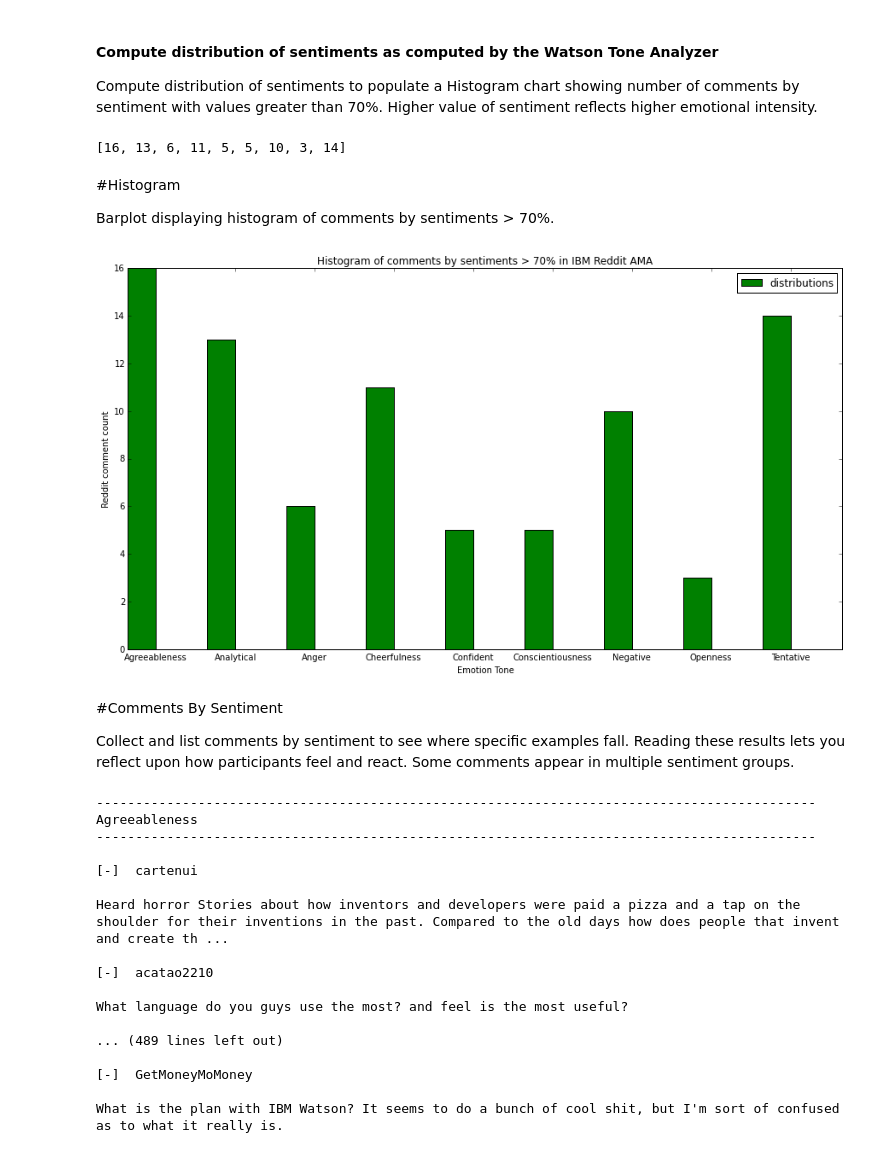
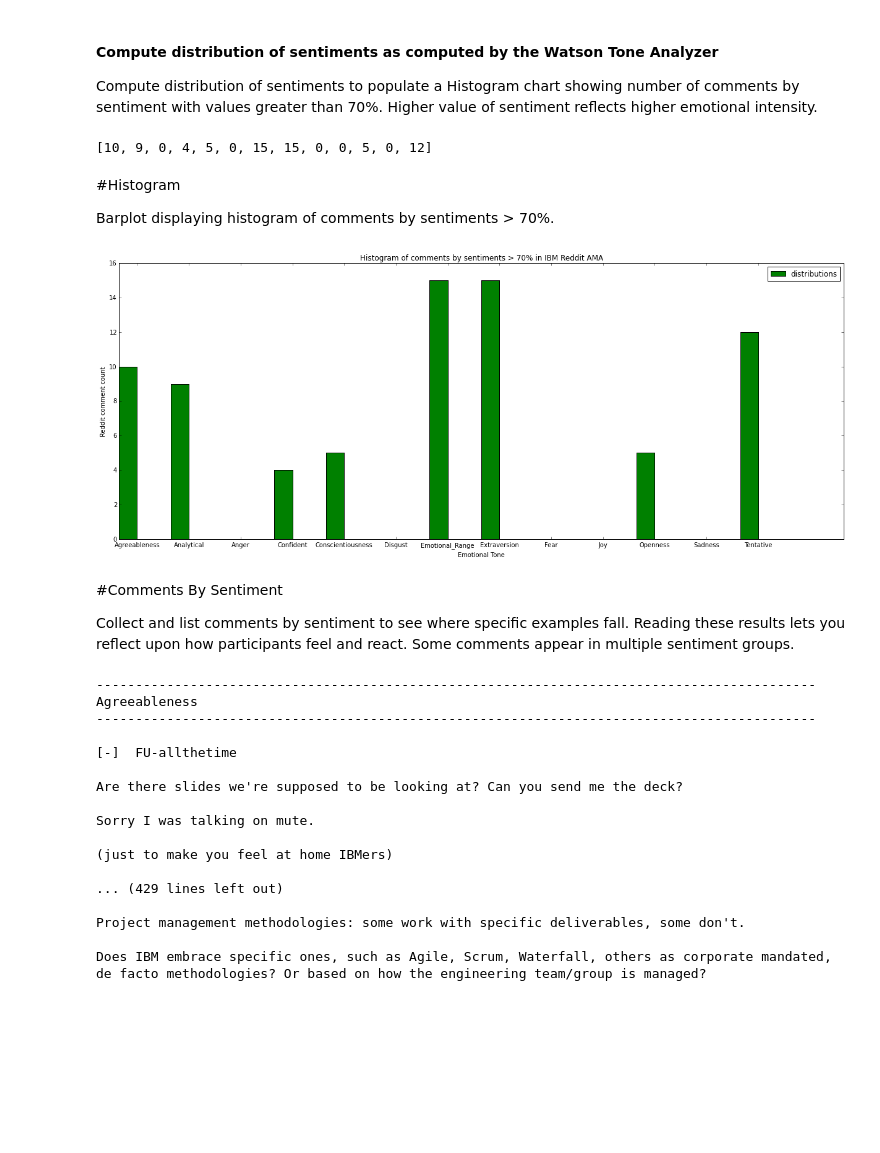
Before and after one commit to ibm-watson-data-lab/reddit-sentiment-analysis, a Jupyter notebook: notebook/Reddit-AMA-python.ipynb, the cells around one changed output. Drawn from its saved outputs; the diff is of its cells as text; code cells hidden in the pictures; blank space fills up the shorter version.

```diff
--- a/notebook/Reddit-AMA-python.ipynb
+++ b/notebook/Reddit-AMA-python.ipynb
@@ -77,16 +75,16 @@ df.registerTempTable("reddit");
 
 Compute distribution of sentiments to populate a Histogram chart showing number of comments by sentiment with values greater than 70%. Higher value of sentiment reflects higher emotional intensity.
 # %%
-sentimentDistribution=[0] * 9
-#for i, sentiment in enumerate(df.columns[-18:9]): print sentiment
+sentimentDistribution=[0] * 13
+#for i, sentiment in enumerate(df.columns[-22:13]): print sentiment
 
-for i, sentiment in enumerate(df.columns[-18:9]):
+for i, sentiment in enumerate(df.columns[-22:13]):
     sentimentDistribution[i]=sqlContext.sql("SELECT count(*) as sentCount FROM reddit where cast(" + sentiment + " as String) > 70.0")\
         .collect()[0].sentCount
 # %%
 print sentimentDistribution
 # %% [output]
-[16, 13, 6, 11, 5, 5, 10, 3, 14]
+[10, 9, 0, 4, 5, 0, 15, 15, 0, 0, 5, 0, 12]
 # %% [markdown]
 #Histogram
 
@@ -94,25 +92,25 @@ Barplot displaying histogram of comments by sentiments > 70%.
 # %%
 %matplotlib inline
 import matplotlib
 import numpy as np
 import matplotlib.pyplot as plt
 
-ind=np.arange(9)
+ind=np.arange(13)
 width = 0.35
 bar = plt.bar(ind, sentimentDistribution, width, color='g', label = "distributions")
 
 params = plt.gcf()
 plSize = params.get_size_inches()
-params.set_size_inches( (plSize[0]*2.5, plSize[1]*2) )
+params.set_size_inches( (plSize[0]*3.5, plSize[1]*2) )
 plt.ylabel('Reddit comment count')
-plt.xlabel('Emotion Tone')
+plt.xlabel('Emotional Tone')
 plt.title('Histogram of comments by sentiments > 70% in IBM Reddit AMA')
-plt.xticks(ind+width, df.columns[-18:9])
+plt.xticks(ind+width, df.columns[-22:13])
 plt.legend()
 
 plt.show()
 # %% [output]
-[figure, old version]
+[figure, new version]
 # %% [markdown]
 #Comments
 By Sentiment
@@ -121,7 +119,7 @@ Collect and list comments by sentiment to see where specific examples fall. Read
 # %%
 comments=[]
 #comments.append([])
-for i, sentiment in enumerate(df.columns[-18:9]):
+for i, sentiment in enumerate(df.columns[-22:13]):
     commentset = df.filter("cast(" + sentiment + " as String) > 70.0")
     comments.append(commentset.map(lambda p: p.author + "\n\n" + p.text).collect())
     print "\n--------------------------------------------------------------------------------------------"
@@ -134,16 +132,16 @@ for i, sentiment in enumerate(df.columns[-18:9]):
 Agreeableness
 --------------------------------------------------------------------------------------------
 
-[-]  cartenui
+[-]  FU-allthetime
 
-Heard horror Stories about how inventors and developers were paid a pizza and a tap on the shoulder for their inventions in the past. Compared to the old days how does people that invent and create th ...
+Are there slides we're supposed to be looking at? Can you send me the deck?
 
-[-]  acatao2210
+Sorry I was talking on mute.
 
-What language do you guys use the most? and feel is the most useful?
+(just to make you feel at home IBMers)
 
-... (489 lines left out)
+... (429 lines left out)
 
-[-]  GetMoneyMoMoney
+Project management methodologies: some work with specific deliverables, some don't.
 
-What is the plan with IBM Watson? It seems to do a bunch of cool shit, but I'm sort of confused as to what it really is.
+Does IBM embrace specific ones, such as Agile, Scrum, Waterfall, others as corporate mandated, de facto methodologies? Or based on how the engineering team/group is managed?
```
Also changed, not shown: parts of 2 cells of this notebook.
